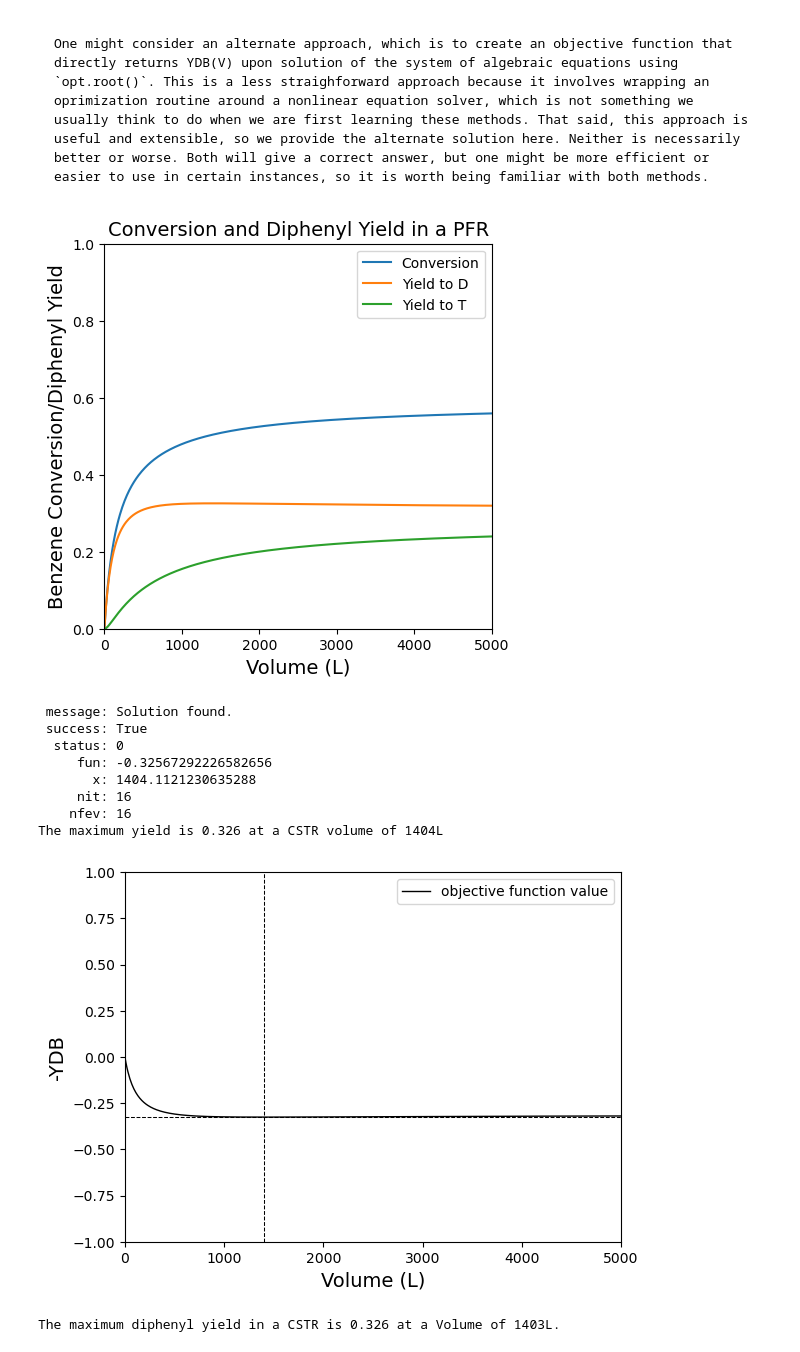
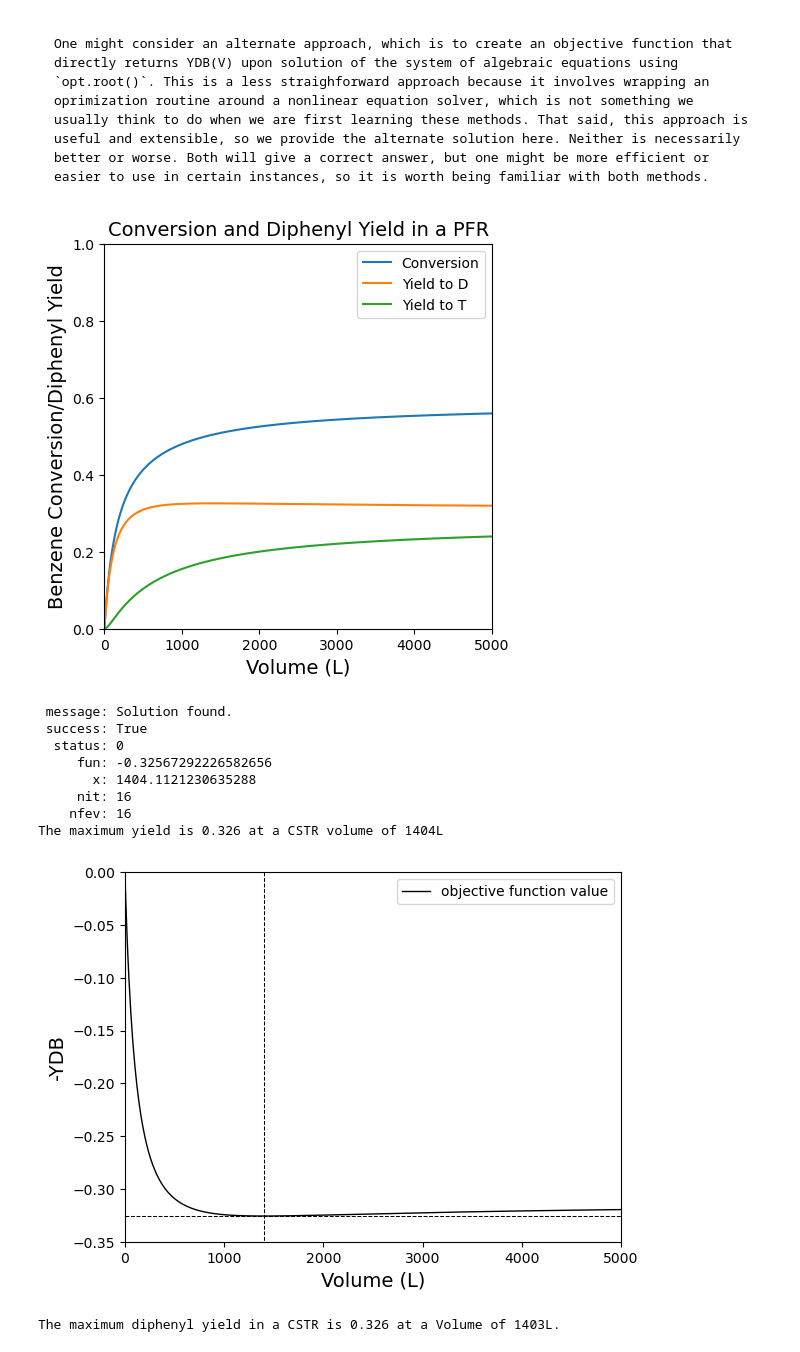
Before and after one commit to jqbond/CEN587, a Jupyter notebook: Notebooks/587-N32.ipynb, the cells around one changed output. Saved outputs shown, nothing was run; the diff lists cells and outputs as text; code cells hidden in the pictures.

```diff
--- a/Notebooks/587-N32.ipynb
+++ b/Notebooks/587-N32.ipynb
@@ -476,14 +476,14 @@ FT = F[:, 3]
 XBout   = (FBf - FB)/FBf
 YDB     = FD*2/FBf
 YTB     = FT*3/FBf
-DB     = FDout*2/(FBf - FBout)
+DB      = FDout*2/(FBf - FBout)
 STB     = FTout*3/(FBf - FBout)
 
 ##########################################################################################################
 # Plot conversion and yield vs. reactor volume                                                           #
 ##########################################################################################################
 plt.figure(figsize = (5, 5))
-plt.title('Conversion and Diphenyl Yield in a PFR', fontsize = 14)
+plt.title('Conversion and Diphenyl Yield in a CSTR', fontsize = 14)
 plt.plot(V, XBout, label = 'Conversion')
 plt.plot(V, YDB, label = 'Yield to D')
 plt.plot(V, YTB, label = 'Yield to T')
@@ -514,35 +514,35 @@ opt_ans = opt.minimize_scalar(obj, method = 'bounded', bounds = [0.01, 5000])
 ############################################################
 # Display answers                                          #
 ############################################################
 
 print(opt_ans)
 print(f'The maximum yield is {-1*opt_ans.fun:3.3f} at a CSTR volume of {opt_ans.x:3.0f}L')
 
 
 ############################################################
 # Graph the objective function vs. volume; confirm minimum #
 ############################################################
 
 plt.plot(V, obj(V), color = 'black', linewidth = 1, linestyle = 'solid', label = 'objective function value')
 plt.hlines(opt_ans.fun, 0, max(vspan), linestyle = 'dashed', color = 'black', linewidth = 0.75)
 plt.vlines(opt_ans.x, -1, 1, linestyle = 'dashed', color = 'black', linewidth = 0.75)
 plt.xlim(0, max(V))
-plt.ylim(-1, 1)
+plt.ylim(-0.35, 0)
 plt.xlabel('Volume (L)', fontsize = 14)
 plt.ylabel('-YDB', fontsize = 14)
 plt.legend()
 plt.show()
 # %% [output]
 [figure]
  message: Solution found.
  success: True
   status: 0
      fun: -0.32567292226582656
        x: 1404.1121230635288
      nit: 16
     nfev: 16
 The maximum yield is 0.326 at a CSTR volume of 1404L
-[figure, old version]
+[figure, new version]
 # %%
 indexC = np.argmax(YDB)
 print(f'The maximum diphenyl yield in a CSTR is {YDB[indexC]:0.3f} at a Volume of {V[indexC]:0.0f}L.')
```
Also changed, not shown: parts of 1 cell of this notebook, 1 other file.
